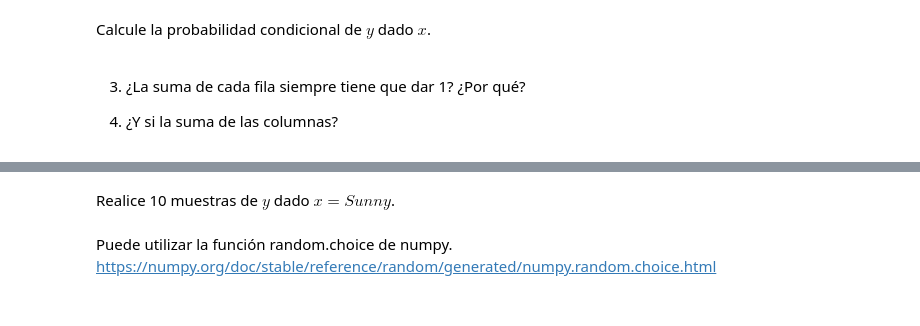
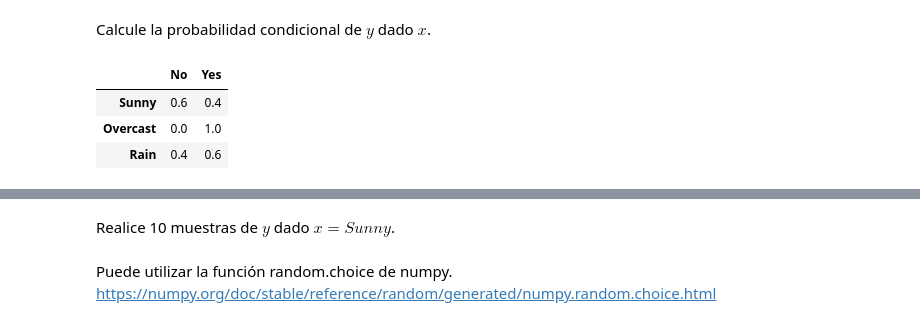
Before and after one commit to rodrigobeniteza/ORT-AI, a Jupyter notebook: AI Generativa/Practicos/Práctico 1/Tennis/Tennis_RB.ipynb, the cells around one changed output, grey strips where cells are left out. Saved outputs shown, nothing was run; the diff lists cells and outputs as text; code cells hidden in the pictures.

```diff
--- a/AI Generativa/Practicos/Práctico 1/Tennis/Tennis_RB.ipynb
+++ b/AI Generativa/Practicos/Práctico 1/Tennis/Tennis_RB.ipynb
@@ -197,4 +211,18 @@ p_y_x
-# %% [markdown]
-3. ¿La suma de cada fila siempre tiene que dar 1? ¿Por qué?
-
-4. ¿Y si la suma de las columnas?
+# %%
+p_y_x = pd.DataFrame(0.0, columns=yvalues, index=xvalues)
+
+## Llene la tabla de probabilidades condicionales p(y|x)
+
+p_y_x.loc['Sunny', 'No'] = obs.loc['Sunny', 'No'] /  obs.loc['Sunny','m']
+p_y_x.loc['Sunny', 'Yes'] = obs.loc['Sunny', 'Yes'] /  obs.loc['Sunny','m']
+p_y_x.loc['Overcast', 'No'] = obs.loc['Overcast', 'No'] /  obs.loc['Overcast','m']
+p_y_x.loc['Overcast', 'Yes'] = obs.loc['Overcast', 'Yes'] /  obs.loc['Overcast','m']
+p_y_x.loc['Rain', 'No'] = obs.loc['Rain', 'No'] /  obs.loc['Rain','m']
+p_y_x.loc['Rain', 'Yes'] = obs.loc['Rain', 'Yes'] /  obs.loc['Rain','m']
+
+p_y_x
+# %% [output]
+|  | No | Yes |
+| Sunny | 0.6 | 0.4 |
+| Overcast | 0.0 | 1.0 |
+| Rain | 0.4 | 0.6 |
```
Also changed, not shown: parts of 22 cells of this notebook.
